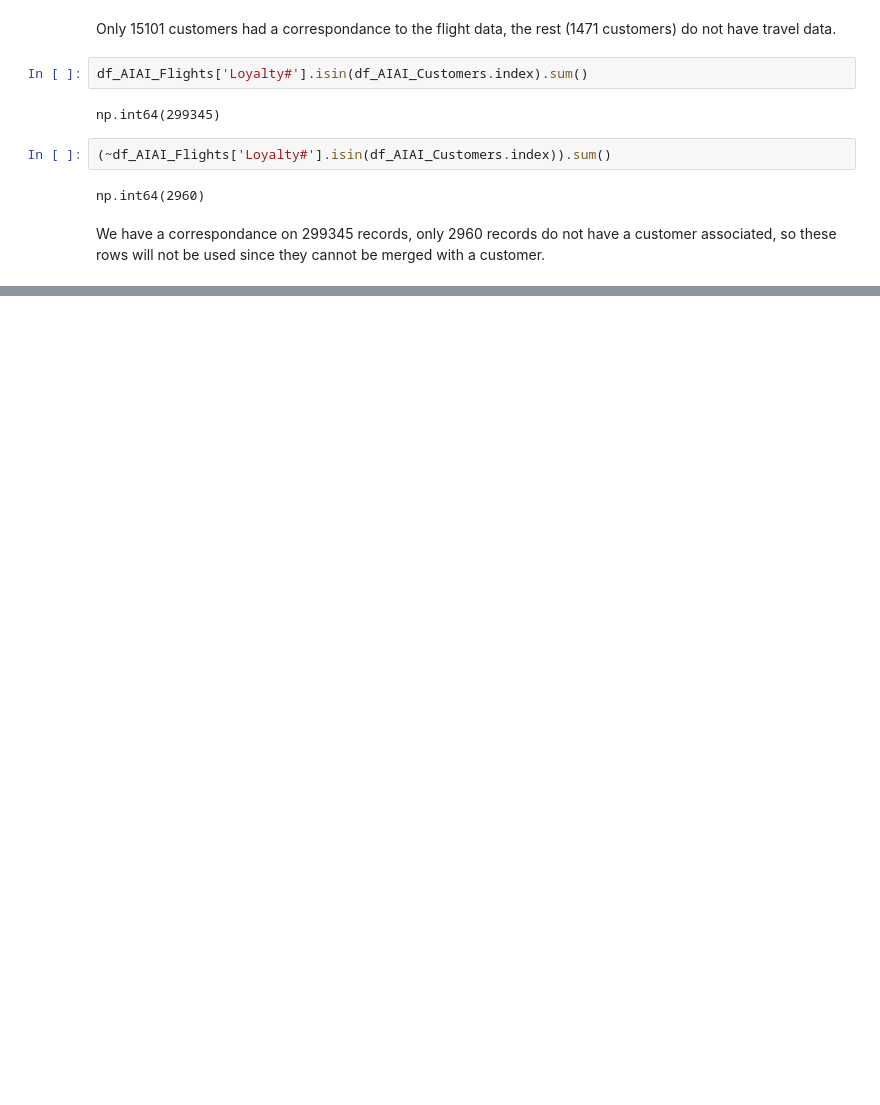
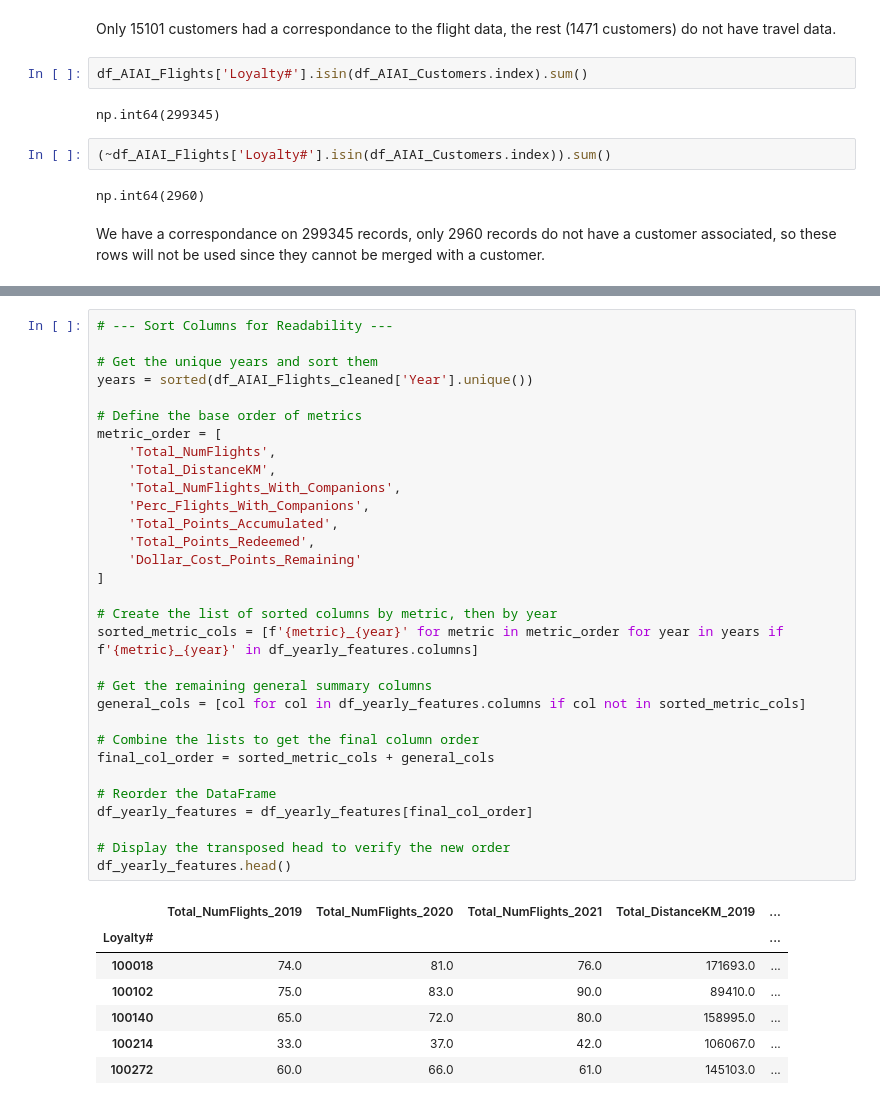
Before and after one commit to luisbdavila/Airline_Customer_Segmentation_DataMining_Project_Python, a Jupyter notebook: 1_Delivery/Code/EDA.ipynb, the cells around one changed output, grey strips where cells are left out. Saved outputs shown, nothing was run; the diff lists cells and outputs as text; blank space fills up the shorter version.

```diff
--- a/1_Delivery/Code/EDA.ipynb
+++ b/1_Delivery/Code/EDA.ipynb
@@ -726,0 +902,39 @@ Variables not use on cluster: names(all), Enrrolment type, citys and urbans, poi
+# %%
+# --- Sort Columns for Readability ---
+
+# Get the unique years and sort them
+years = sorted(df_AIAI_Flights_cleaned['Year'].unique())
+
+# Define the base order of metrics
+metric_order = [
+    'Total_NumFlights',
+    'Total_DistanceKM',
+    'Total_NumFlights_With_Companions',
+    'Perc_Flights_With_Companions',
+    'Total_Points_Accumulated',
+    'Total_Points_Redeemed',
+    'Dollar_Cost_Points_Remaining'
+]
+
+# Create the list of sorted columns by metric, then by year
+sorted_metric_cols = [f'{metric}_{year}' for metric in metric_order for year in years if f'{metric}_{year}' in df_yearly_features.columns]
+
+# Get the remaining general summary columns
+general_cols = [col for col in df_yearly_features.columns if col not in sorted_metric_cols]
+
+# Combine the lists to get the final column order
+final_col_order = sorted_metric_cols + general_cols
+
+# Reorder the DataFrame
+df_yearly_features = df_yearly_features[final_col_order]
+
+# Display the transposed head to verify the new order
+df_yearly_features.head()
+# %% [output]
+|  | Total_NumFlights_2019 | Total_NumFlights_2020 | Total_NumFlights_2021 | Total_DistanceKM_2019 | ... |
+| Loyalty# |  |  |  |  | ... |
+| 100018 | 74.0 | 81.0 | 76.0 | 171693.0 | ... |
+| 100102 | 75.0 | 83.0 | 90.0 | 89410.0 | ... |
+| 100140 | 65.0 | 72.0 | 80.0 | 158995.0 | ... |
+| 100214 | 33.0 | 37.0 | 42.0 | 106067.0 | ... |
+| 100272 | 60.0 | 66.0 | 61.0 | 145103.0 | ... |
```
Also changed, not shown: parts of 21 cells of this notebook, 2 other files.
